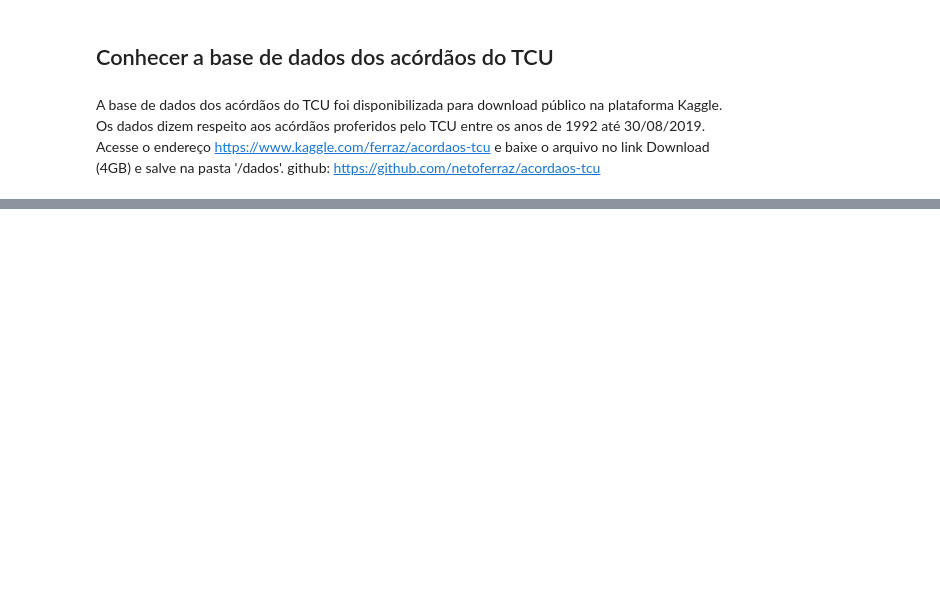
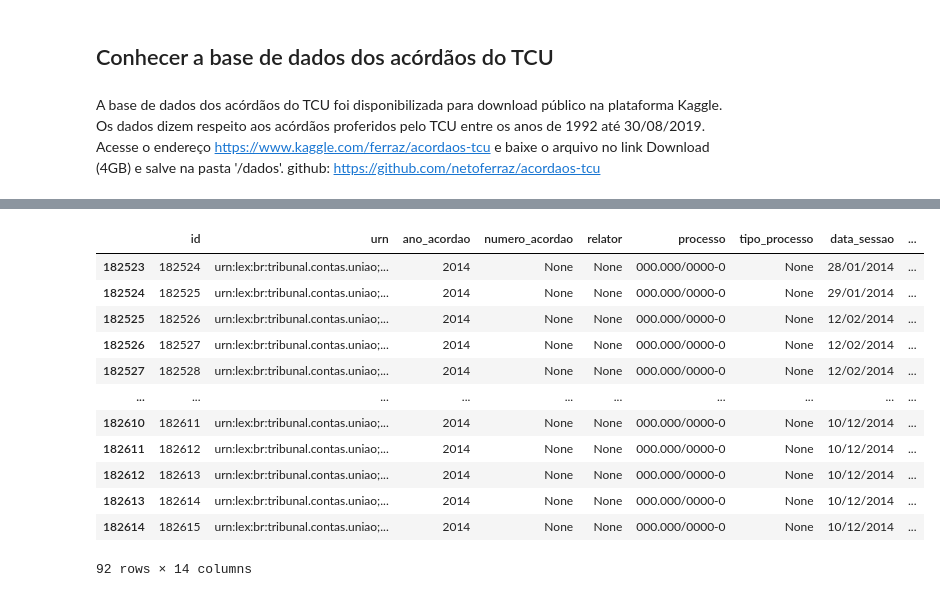
Before and after one commit to wmodanez/acordaos, a Jupyter notebook: 01 - Create dataset.ipynb, the cells around one changed output, grey strips where cells are left out. Drawn from its saved outputs; the diff is of its cells as text; code cells hidden in the pictures; blank space fills up the shorter version.

```diff
--- a/01 - Create dataset.ipynb
+++ b/01 - Create dataset.ipynb
@@ -23,0 +177,16 @@ df_acordaos.to_csv('dados/df_acordaos.csv', sep='|', index=False, compression='g
+# %%
+df_acordaos[(df_acordaos.sumario == 'Número de Acórdão não utilizado')]
+# %% [output]
+|  | id | urn | ano_acordao | numero_acordao | relator | processo | tipo_processo | data_sessao | ... |
+| 182523 | 182524 | urn:lex:br:tribunal.contas.uniao;... | 2014 | None | None | 000.000/0000-0 | None | 28/01/2014 | ... |
+| 182524 | 182525 | urn:lex:br:tribunal.contas.uniao;... | 2014 | None | None | 000.000/0000-0 | None | 29/01/2014 | ... |
+| 182525 | 182526 | urn:lex:br:tribunal.contas.uniao;... | 2014 | None | None | 000.000/0000-0 | None | 12/02/2014 | ... |
+| 182526 | 182527 | urn:lex:br:tribunal.contas.uniao;... | 2014 | None | None | 000.000/0000-0 | None | 12/02/2014 | ... |
+| 182527 | 182528 | urn:lex:br:tribunal.contas.uniao;... | 2014 | None | None | 000.000/0000-0 | None | 12/02/2014 | ... |
+| ... | ... | ... | ... | ... | ... | ... | ... | ... | ... |
+| 182610 | 182611 | urn:lex:br:tribunal.contas.uniao;... | 2014 | None | None | 000.000/0000-0 | None | 10/12/2014 | ... |
+| 182611 | 182612 | urn:lex:br:tribunal.contas.uniao;... | 2014 | None | None | 000.000/0000-0 | None | 10/12/2014 | ... |
+| 182612 | 182613 | urn:lex:br:tribunal.contas.uniao;... | 2014 | None | None | 000.000/0000-0 | None | 10/12/2014 | ... |
+| 182613 | 182614 | urn:lex:br:tribunal.contas.uniao;... | 2014 | None | None | 000.000/0000-0 | None | 10/12/2014 | ... |
+| 182614 | 182615 | urn:lex:br:tribunal.contas.uniao;... | 2014 | None | None | 000.000/0000-0 | None | 10/12/2014 | ... |
+92 rows × 14 columns
```
Also changed, not shown: parts of 33 cells of this notebook.
